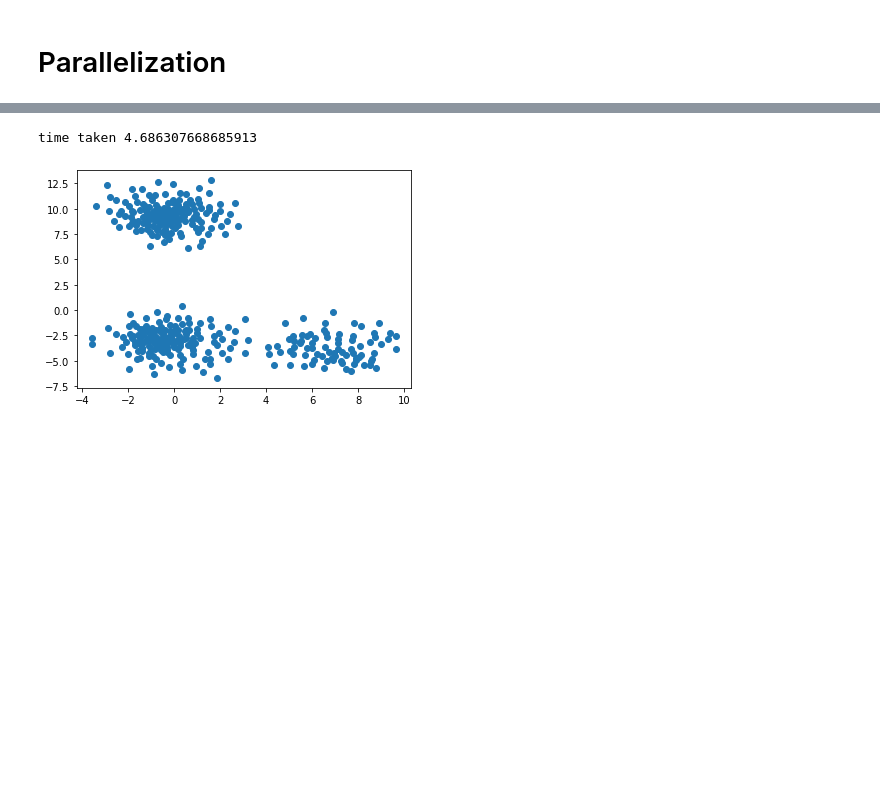
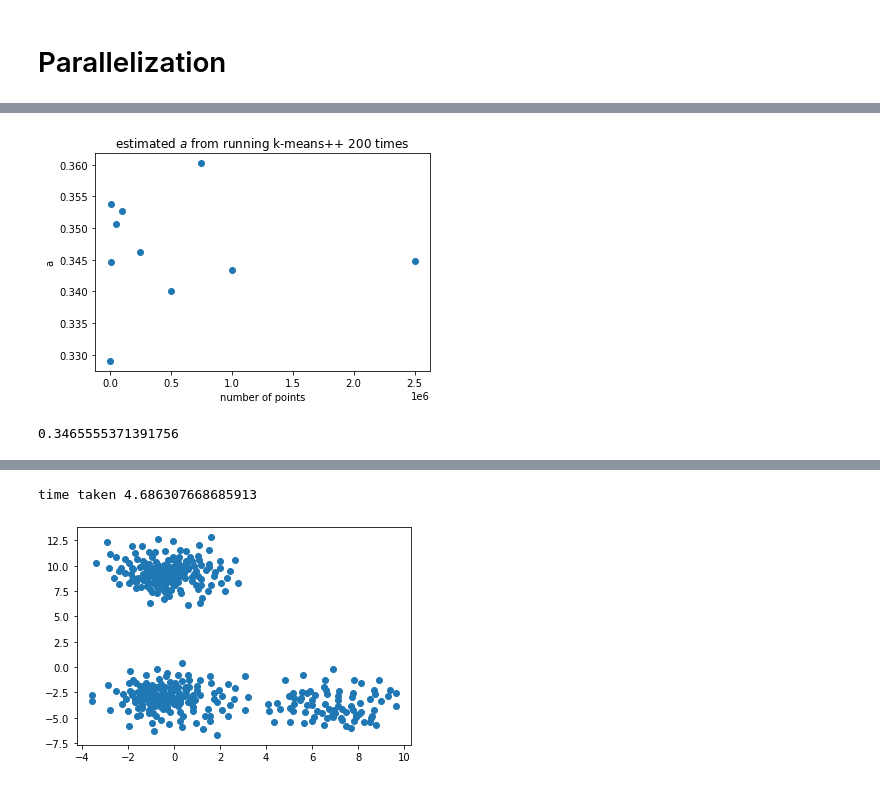
Before and after one commit to jeroenvanriel/parallel-algos, a Jupyter notebook: Part 2/Coresets.ipynb, the cells around one changed output, grey strips where cells are left out. Drawn from its saved outputs; the diff is of its cells as text; code cells hidden in the pictures; blank space fills up the shorter version.

```diff
--- a/Part 2/Coresets.ipynb
+++ b/Part 2/Coresets.ipynb
@@ -225,0 +270,36 @@ def CoresetMPC(X, k, eps):
+# %%
+def estimated_a(points, k, r):
+    """Perform randomized k-means++ initialization r times.
+    N.B. we use the normal kmeans cost as a proxy for the optimal cost!
+    """
+
+    # k-means++ costs
+    costs = [
+        k_means_plus_plus(points, k)[2]
+        for _ in range(r)
+    ]
+
+    # take the mean value
+    mean_cost = sum(costs) / len(costs)
+
+    # proxy for the optimal clustering costs
+    kmeans_original = KMeans(n_clusters=k, random_state=0).fit(points)
+    cost_original = -kmeans_original.score(points)
+
+    a = mean_cost / (math.log(len(points)) * cost_original)
+
+    return a
+# %%
+r = 200 # repeat k-means++ this many times
+
+estimated_as = []
+for points in subdata:
+    estimated_as.append(estimated_a(subdata[0], k, r))
+# %%
+plt.scatter(sample_sizes, estimated_as)
+plt.title(f"estimated $a$ from running k-means++ {r} times")
+plt.xlabel('number of points')
+plt.ylabel('a')
+plt.savefig(f"estimated_a_{r}_repititions.pdf");
+# %% [output]
+[figure, added]
@@ -225,0 +309,4 @@ def CoresetMPC(X, k, eps):
+# %%
+a
+# %% [output]
+0.3465555371391756
```
Also changed, not shown: parts of 23 cells of this notebook.
